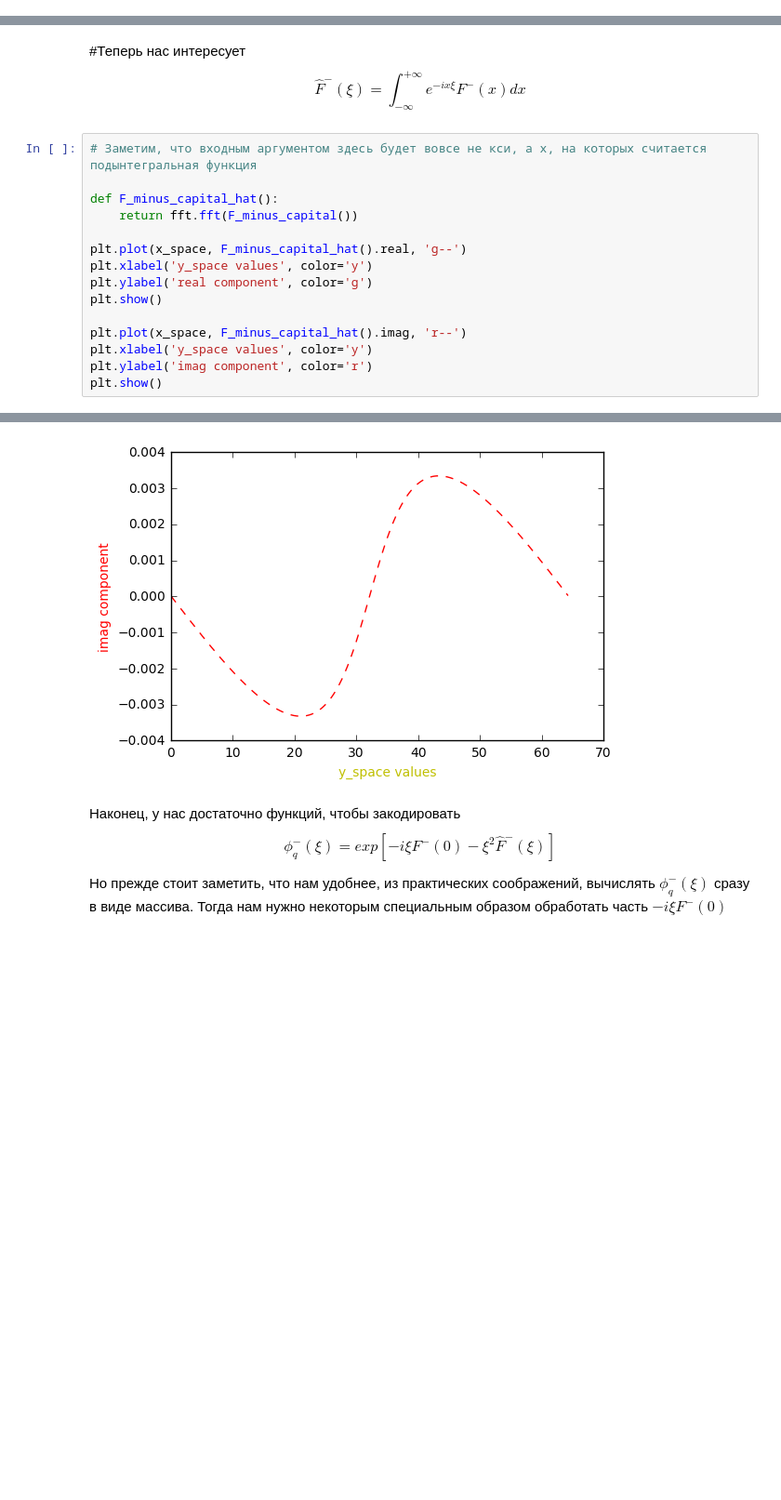
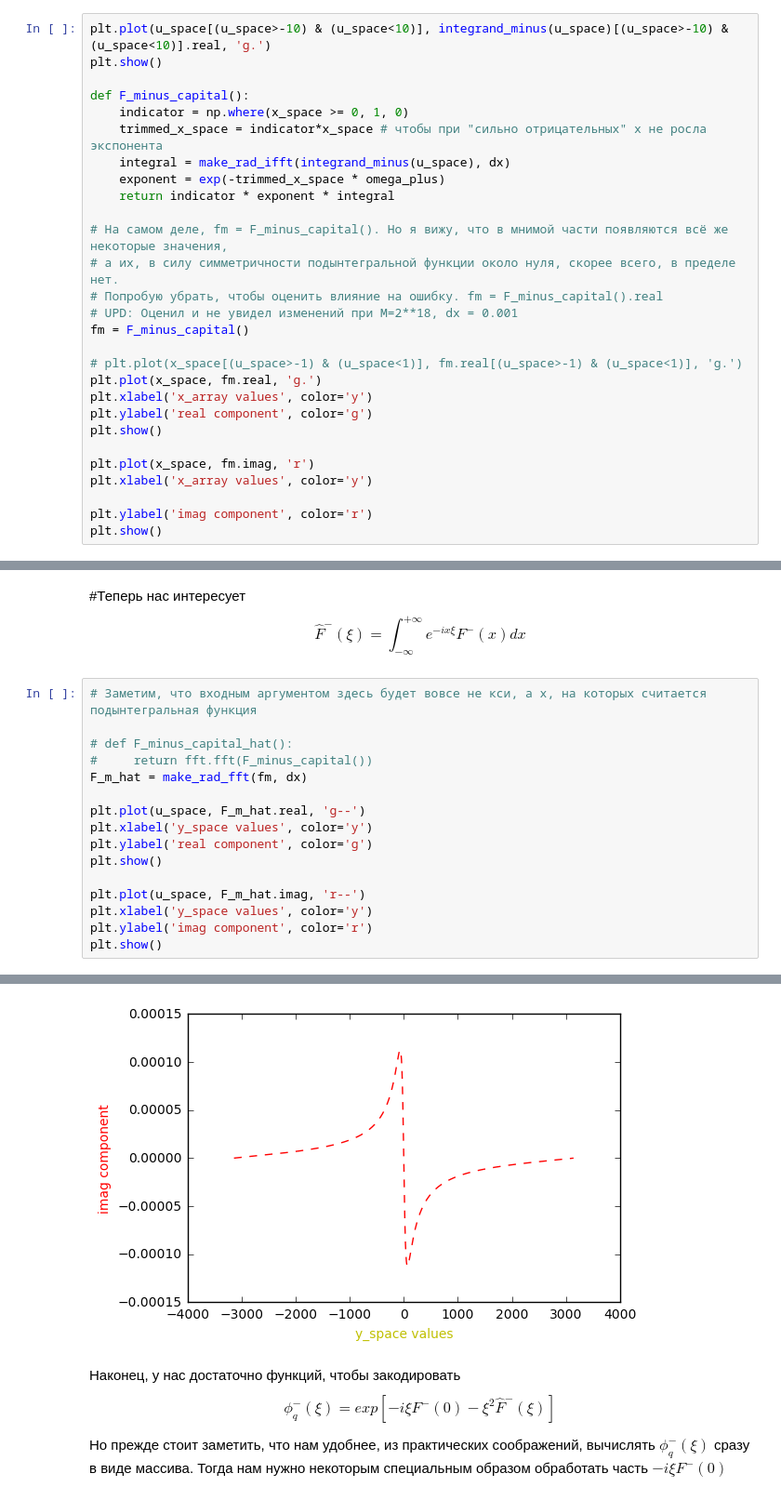
Before and after one commit to inwise/wh-barrier-python, a Jupyter notebook: Mex-BS, new mex symbol comparison.ipynb, the cells around one changed output, grey strips where cells are left out. Shown at 93% size. Saved outputs shown, nothing was run; the diff lists cells and outputs as text; blank space fills up the shorter version.

```diff
--- a/Mex-BS, new mex symbol comparison.ipynb
+++ b/Mex-BS, new mex symbol comparison.ipynb
@@ -251,0 +299,28 @@ plt.show()
+# %%
+plt.plot(u_space[(u_space>-10) & (u_space<10)], integrand_minus(u_space)[(u_space>-10) & (u_space<10)].real, 'g.')
+plt.show()
+
+def F_minus_capital():
+    indicator = np.where(x_space >= 0, 1, 0)
+    trimmed_x_space = indicator*x_space # чтобы при "сильно отрицательных" x не росла экспонента
+    integral = make_rad_ifft(integrand_minus(u_space), dx)
+    exponent = exp(-trimmed_x_space * omega_plus)
+    return indicator * exponent * integral
+
+# На самом деле, fm = F_minus_capital(). Но я вижу, что в мнимой части появляются всё же некоторые значения,
+# а их, в силу симметричности подынтегральной функции около нуля, скорее всего, в пределе нет.
+# Попробую убрать, чтобы оценить влияние на ошибку. fm = F_minus_capital().real
+# UPD: Оценил и не увидел изменений при M=2**18, dx = 0.001
+fm = F_minus_capital()
+
+# plt.plot(x_space[(u_space>-1) & (u_space<1)], fm.real[(u_space>-1) & (u_space<1)], 'g.')
+plt.plot(x_space, fm.real, 'g.')
+plt.xlabel('x_array values', color='y')
+plt.ylabel('real component', color='g')
+plt.show()
+
+plt.plot(x_space, fm.imag, 'r')
+plt.xlabel('x_array values', color='y')
+
+plt.ylabel('imag component', color='r')
+plt.show()
@@ -254,15 +333,16 @@ plt.show()
 # %%
 # Заметим, что входным аргументом здесь будет вовсе не кси, а x, на которых считается подынтегральная функция
 
-def F_minus_capital_hat():
-    return fft.fft(F_minus_capital())
+# def F_minus_capital_hat():
+#     return fft.fft(F_minus_capital())
+F_m_hat = make_rad_fft(fm, dx)
 
-plt.plot(x_space, F_minus_capital_hat().real, 'g--')
+plt.plot(u_space, F_m_hat.real, 'g--')
 plt.xlabel('y_space values', color='y')
 plt.ylabel('real component', color='g')
 plt.show()
 
-plt.plot(x_space, F_minus_capital_hat().imag, 'r--')
+plt.plot(u_space, F_m_hat.imag, 'r--')
 plt.xlabel('y_space values', color='y')
 plt.ylabel('imag component', color='r')
 plt.show()
@@ -271,4 +351,4 @@ plt.show()
-[figure, old version]
+[figure, new version]
 # %% [markdown]
 Наконец, у нас достаточно функций, чтобы закодировать
 $$ \phi^-_q(\xi) = exp[-i\xi F^-(0) - \xi^2 \hat{F}^-(\xi)] $$
```
Also changed, not shown: parts of 20 cells of this notebook, 11 other files.
